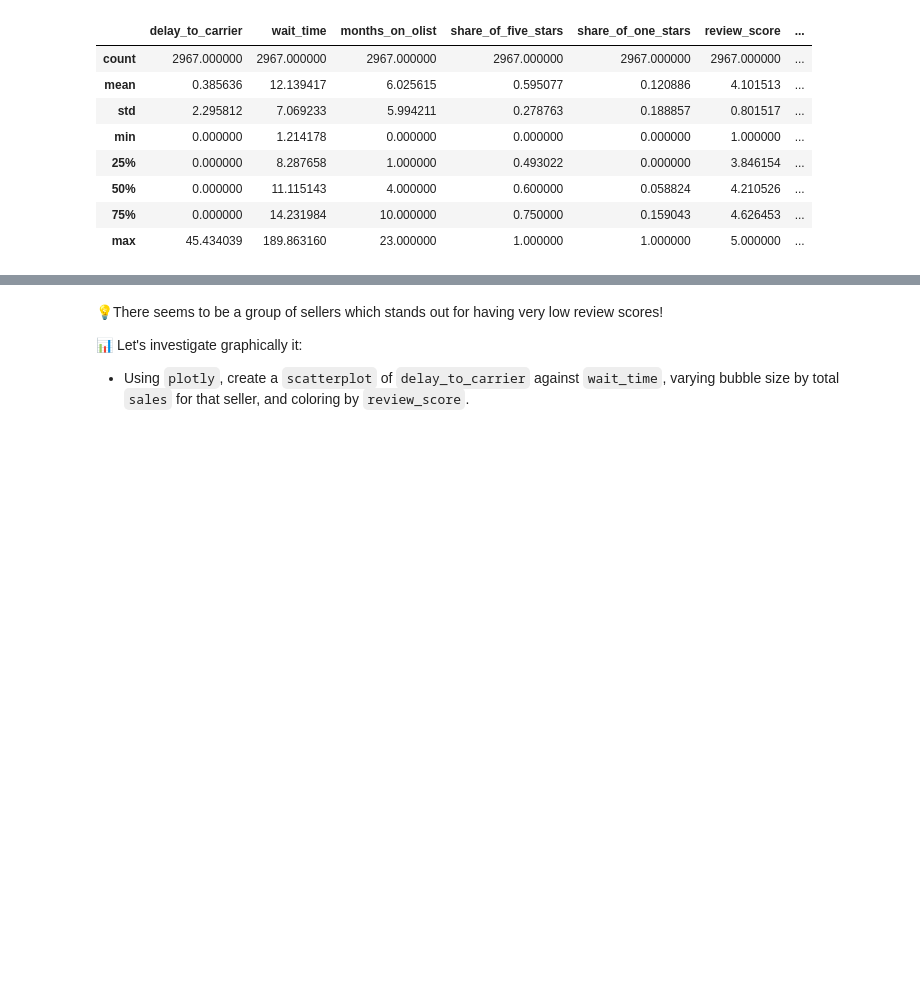
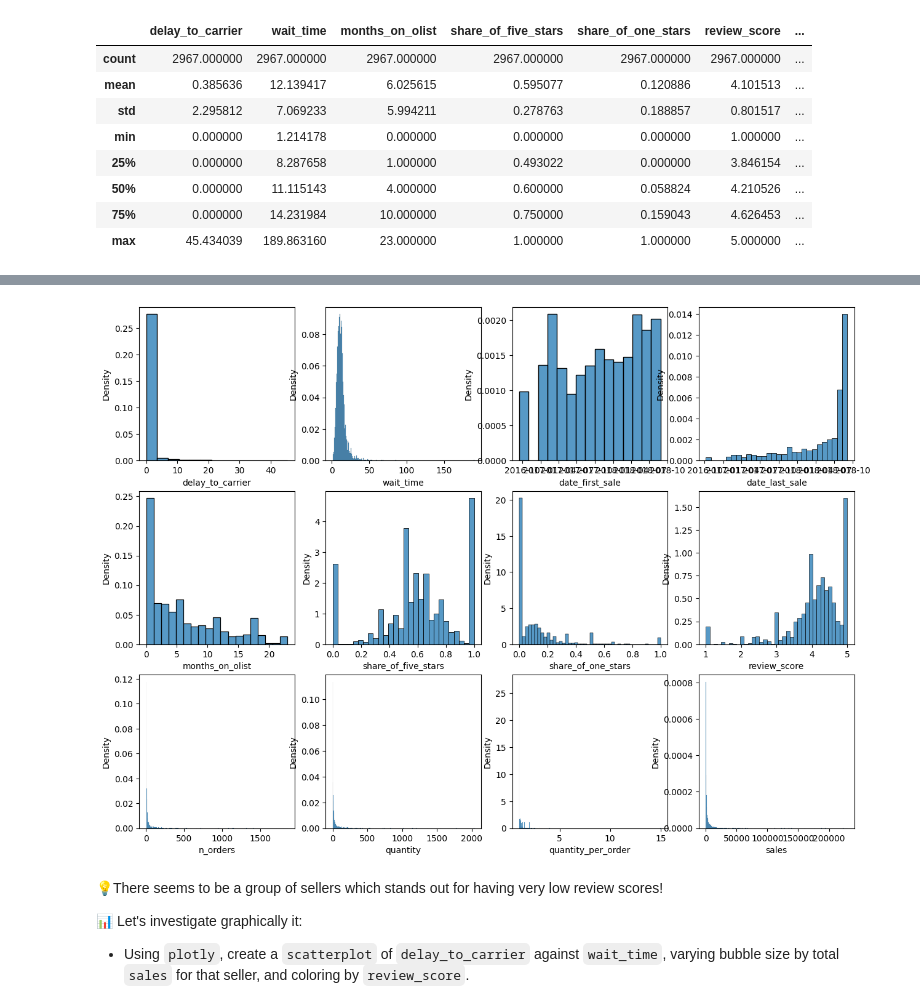
Before and after one commit to multiyumz/data-science-challenges, a Jupyter notebook: data-sellers/sellers.ipynb, the cells around one changed output, grey strips where cells are left out. Drawn from its saved outputs; the diff is of its cells as text; code cells hidden in the pictures; blank space fills up the shorter version.

```diff
--- a/data-sellers/sellers.ipynb
+++ b/data-sellers/sellers.ipynb
@@ -217,3 +218,10 @@ for (i, col) in enumerate(sellers.describe().columns):#["wait_time", "delay_to_c
+# %%
+plt.figure(figsize=(15,11))
+for (i, col) in enumerate(sellers.select_dtypes(exclude='object')):
+    plt.subplot(3,4, i+1)
+    sns.histplot(sellers[col], kde=False, stat='density')
+# %% [output]
+[figure, added]
 # %% [markdown]
 💡There seems to be a group of sellers which stands out for having very low review scores!
 
```
Also changed, not shown: parts of 3 cells of this notebook, 7 other files.
